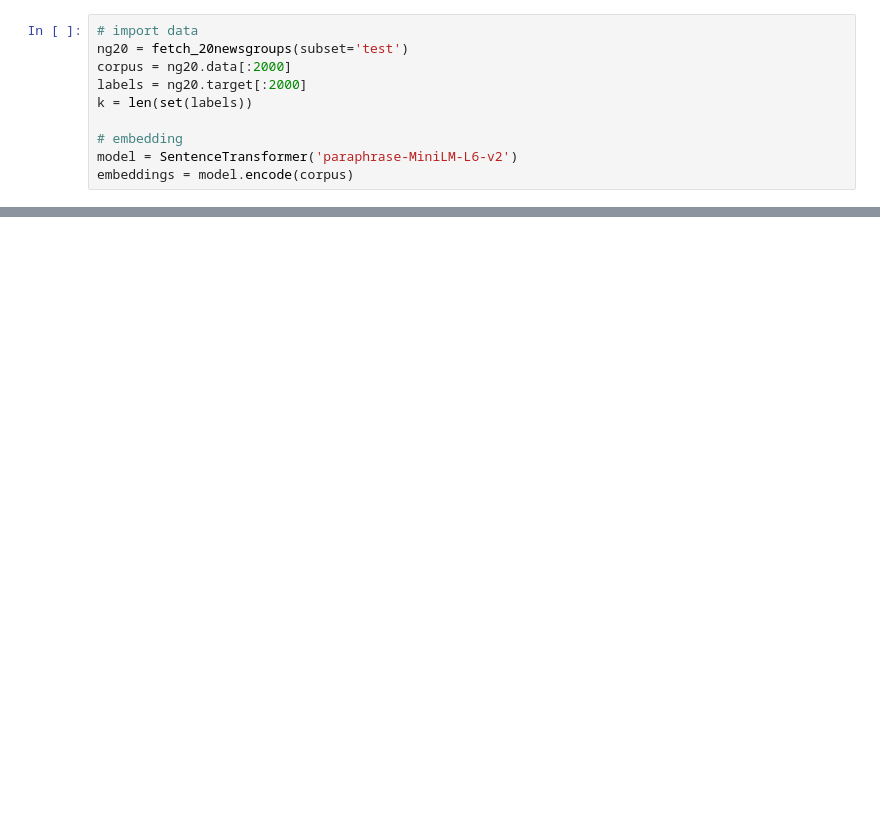
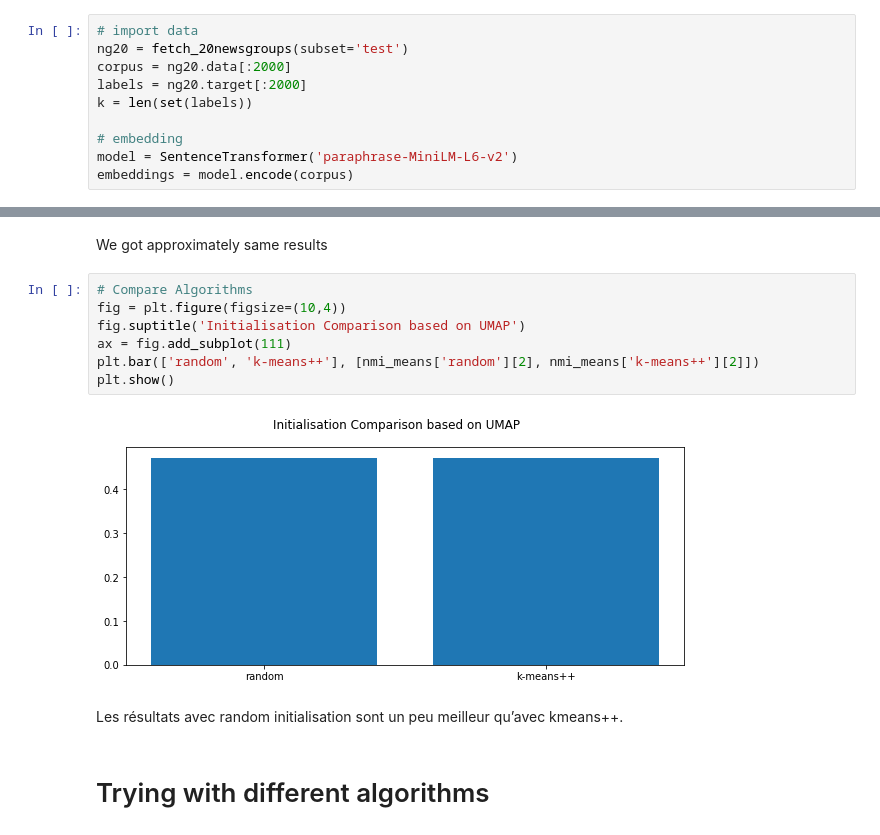
Before and after one commit to KARABERNOUmohamedislem/Projet-final-Data-Engineering, a Jupyter notebook: Experiments/tests_bonus.ipynb, the cells around one changed output, grey strips where cells are left out. Cells and saved outputs as stored; diff of their text form; blank space fills up the shorter version.

```diff
--- a/Experiments/tests_bonus.ipynb
+++ b/Experiments/tests_bonus.ipynb
@@ -114,0 +329,15 @@ ARI: 0.29
+# %% [markdown]
+We got approximately same results
+# %%
+# Compare Algorithms
+fig = plt.figure(figsize=(10,4))
+fig.suptitle('Initialisation Comparison based on UMAP')
+ax = fig.add_subplot(111)
+plt.bar(['random', 'k-means++'], [nmi_means['random'][2], nmi_means['k-means++'][2]])
+plt.show()
+# %% [output]
+[figure, added]
+# %% [markdown]
+Les résultats avec random initialisation sont un peu meilleur qu’avec kmeans++.
+# %% [markdown]
+# Trying with different algorithms
```
Also changed, not shown: parts of 18 cells of this notebook.
